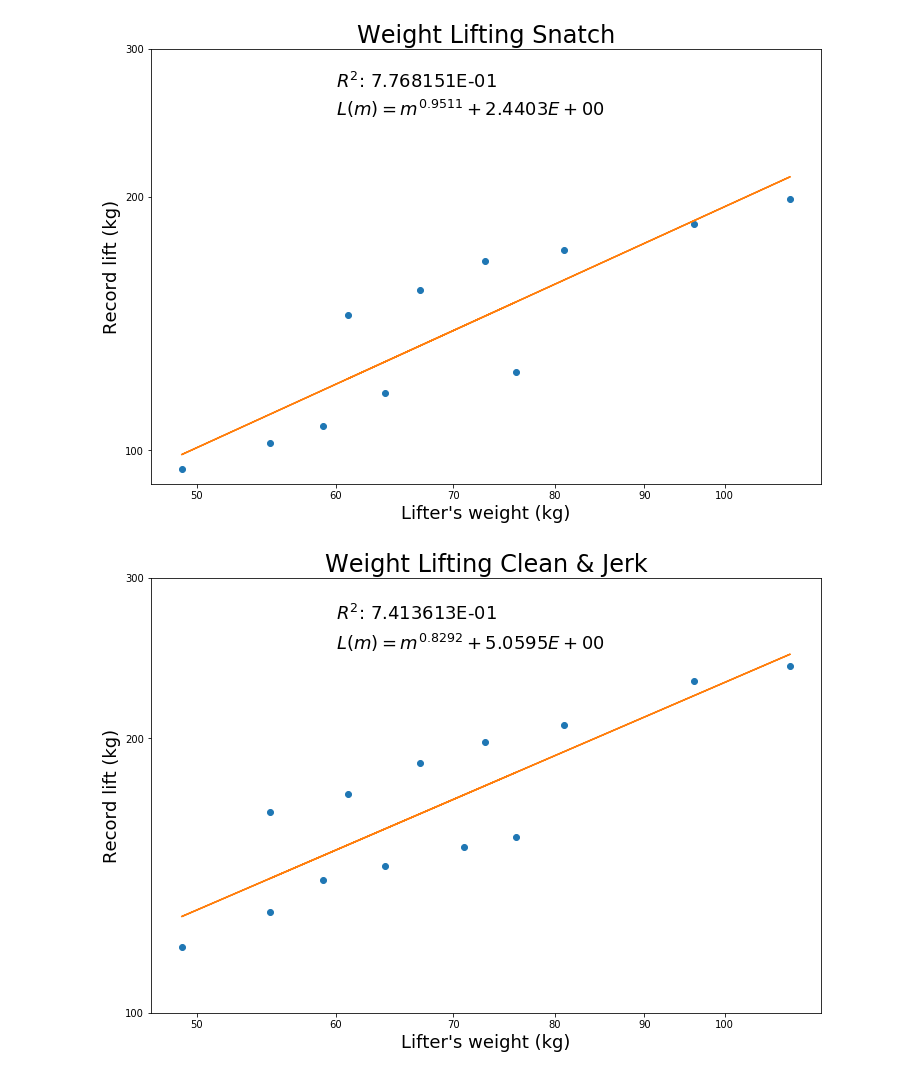
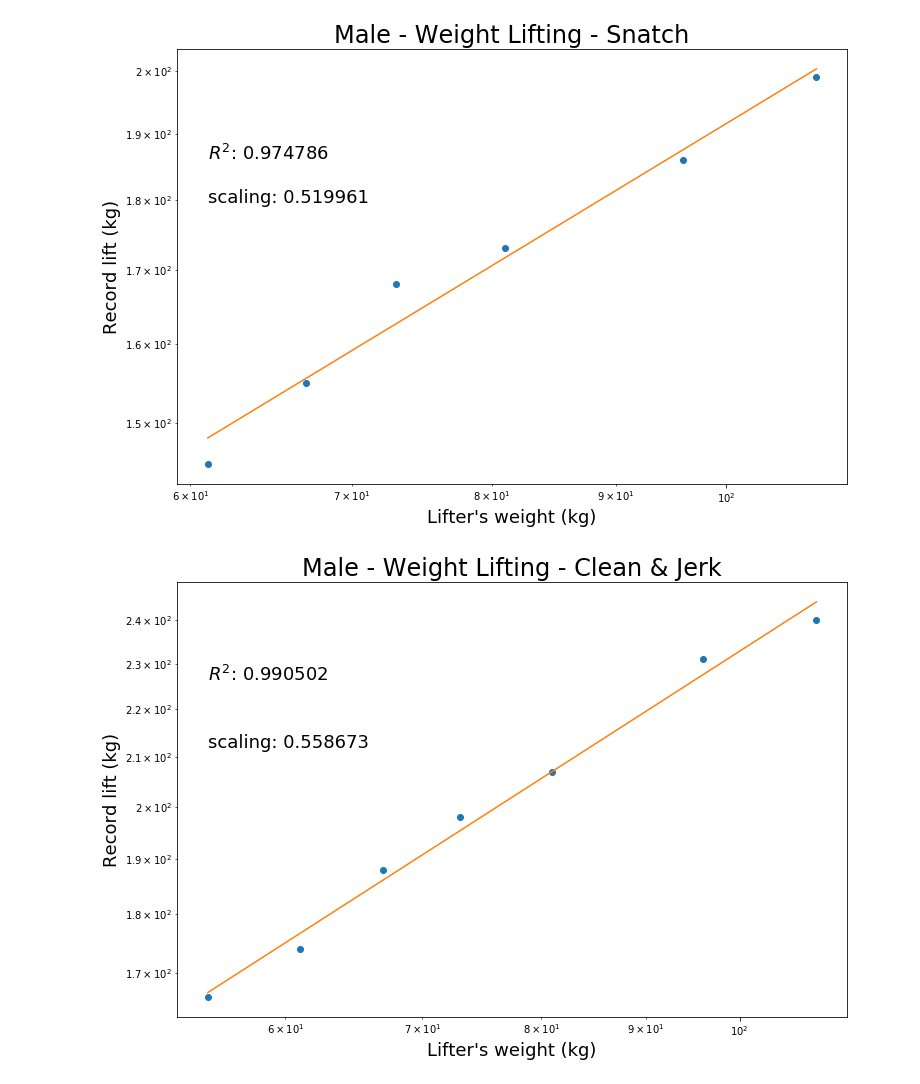
Before and after one commit to davidmatthews1uvm/CSYS300, a Jupyter notebook: Assignment_1/Part_3.ipynb, the cells around one changed output. Saved outputs shown, nothing was run; the diff lists cells and outputs as text; code cells hidden in the pictures.

Commit message:
part 3

```diff
--- a/Assignment_1/Part_3.ipynb
+++ b/Assignment_1/Part_3.ipynb
@@ -20,43 +20,35 @@ snatch = records[records["Event"] == "Snatch"]
 clean_jerk = records[records["Event"] == "Clean & Jerk"]
 # records
 # %%
-for df in [total, snatch, clean_jerk]:
-    event_type = df["Event"].iloc[0]
-    slope, intercept, r_value, p_value, std_err = stats.linregress(df["Log10Weight"], df["Log10Record"])
-    predict = lambda radius: intercept + slope * radius
+best_overall = 0, None
+for sex in ["M", "F"]:
+    for df in [total, snatch, clean_jerk]:
+        df = df[df["sex"] == sex]
+        event_type = df["Event"].values[0]
 
-    print("Slope: %.6f"%slope)
-    print("Intercept: %.6f"%intercept)
-    print("R: %.6f (R^2: %.6f), P_val: %.6E"%( r_value, r_value**2, p_value))
+        sex_str = "Male" if sex == "M" else "Female"
+        slope, intercept, r_value, p_value, std_err = stats.linregress(df["Log10Weight"], df["Log10Record"])
+        predict = lambda radius: intercept + slope * radius
 
+        print("Slope: %.6f -- R: %.6f (R^2: %.6f), P_val: %.6E"%( slope, r_value, r_value**2, p_value))
 
-    fig, ax = plt.subplots(1, figsize=(12,8))
-    ax.scatter(df["Weight"], df["Record"], c="C0")
-    ax.plot(np.power(10, df["Log10Weight"]), np.power(10, predict(df["Log10Weight"])), c="C1")
-    ax.set_yscale("log")
-    ax.set_xscale("log")
+        predicted_lift = np.power(10, predict(df["Log10Weight"]))
+        residual_lift = df["Record"] / predicted_lift
+        residual_max = residual_lift.argmax()
+        if residual_lift.iloc[residual_max] > best_overall[0]:
+            print( residual_lift.iloc[residual_max], df.iloc[residual_max])
+            best_overall= (residual_lift.iloc[residual_max], df.iloc[residual_max])
 
-    ax.set_title("Weight Lifting %s"%(event_type), fontsize=24)
-    ax.set_xlabel(r"Lifter's weight (kg)", fontsize=18)
-    ax.set_ylabel(r"Record lift (kg)", fontsize=18)
+        fig, ax = plt.subplots(1, figsize=(12,8))
+        ax.scatter(df["Weight"], df["Record"], c="C0")
+        ax.plot(df["Weight"], predicted_lift, c="C1")
+        ax.set_yscale("log")
+        ax.set_xscale("log")
 
-    xticks = [50, 60, 70, 80, 90, 100]
-    yticks = [100, 200, 300, 400, 500, 600]
-
-    if event_type == "Total":
-        yticks = yticks[1:]
-    else:
-        yticks = yticks[:-3]
-
-    r_min = np.min(df["Record"])
-    r_max = np.max(df["Record"])
-
-
-    ax.set_xticks(xticks)
-    ax.set_xticklabels([str(d) for d in xticks])
-    ax.set_yticks(yticks)
-    ax.set_yticklabels([str(d) for d in yticks])
-    ax.text(60, (yticks[-1]-yticks[0]) * 0.85 + yticks[0], r"$R^2$: %.6E"%(r_value**2), fontsize=18)
-    ax.text(60, (yticks[-1]-yticks[0]) * 0.75 + yticks[0], r"$L(m) = m^{%.4f} + %.4E$"%(slope, np.power(10, intercept)), fontsize=18)
-    plt.savefig("part3%s.pdf"%event_type, bbox_inches='tight', pad_inches=0)
+        ax.set_title("%s - Weight Lifting - %s"%(sex_str, event_type), fontsize=24)
+        ax.set_xlabel(r"Lifter's weight (kg)", fontsize=18)
+        ax.set_ylabel(r"Record lift (kg)", fontsize=18)
+        ax.text(np.min(df["Weight"]), np.percentile(df["Record"], 80), r"$R^2$: %.6f"%(r_value**2), fontsize=18)
+        ax.text(np.min(df["Weight"]), np.percentile(df["Record"], 70), r"scaling: %.6f"%(slope), fontsize=18)
+        plt.savefig("part3%s%s.pdf"%(sex_str, event_type), bbox_inches='tight', pad_inches=0)
 # %% [output]
@@ -73,2 +73,2 @@ R: 0.861023 (R^2: 0.741361), P_val: 1.567222E-04
-[figure, old version]
+[figure, new version]
-[figure, old version]
+[figure, new version]
```
Also changed, not shown: parts of 1 cell of this notebook.
